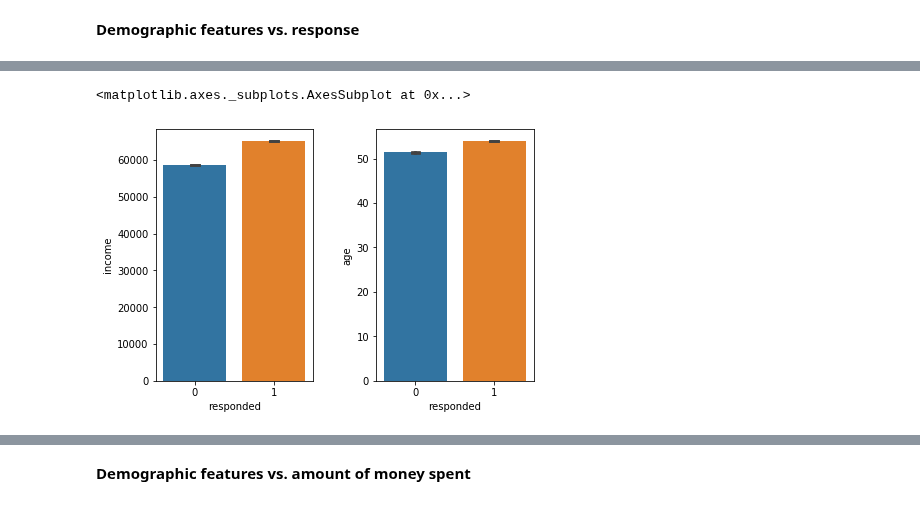
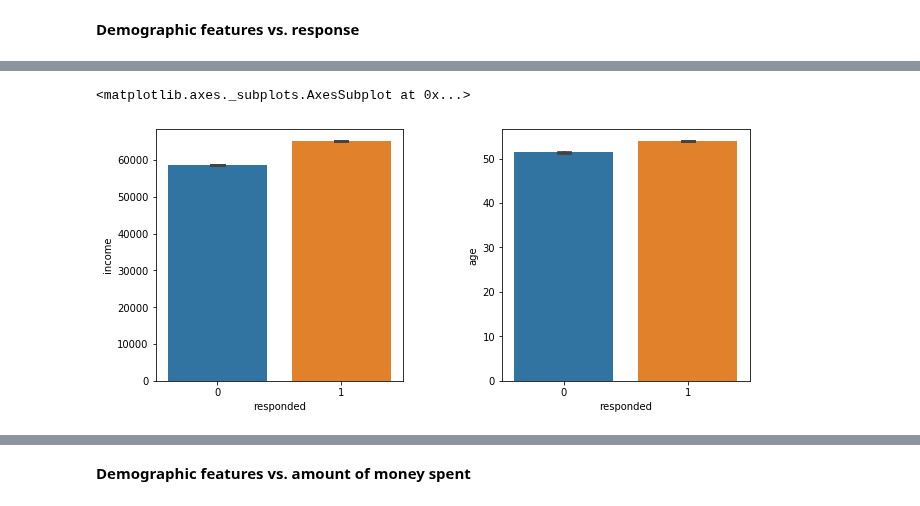
Before and after one commit to Kilie/starbucks, a Jupyter notebook: Starbucks_Capstone_notebook.ipynb, the cells around one changed output, grey strips where cells are left out. Saved outputs shown, nothing was run; the diff lists cells and outputs as text; code cells hidden in the pictures.

```diff
--- a/Starbucks_Capstone_notebook.ipynb
+++ b/Starbucks_Capstone_notebook.ipynb
@@ -605,9 +653,9 @@ ax.set_title('Response percentage of different genders joining at different time
 # %%
 # The mean of income and age in different response groups
 fig, axis = plt.subplots(1, 2)
-plt.subplots_adjust(wspace=0.4, hspace=0.4, top=1.0, right=1.0)
+plt.subplots_adjust(wspace=0.4, hspace=0.4, top=1.0, right=1.5)
 sns.barplot(x=df['responded'], y=df['income'], capsize=.1, ax=axis[0])
 sns.barplot(x=df['responded'], y=df['age'], capsize=.1, ax=axis[1])
 # %% [output]
 <matplotlib.axes._subplots.AxesSubplot at 0x...>
-[figure, old version]
+[figure, new version]
```
Also changed, not shown: parts of 21 cells of this notebook.
